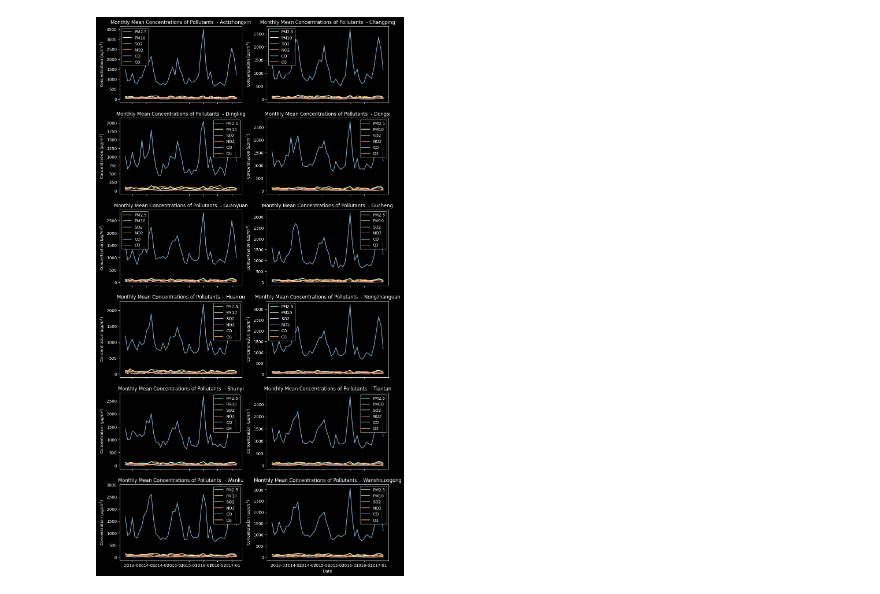
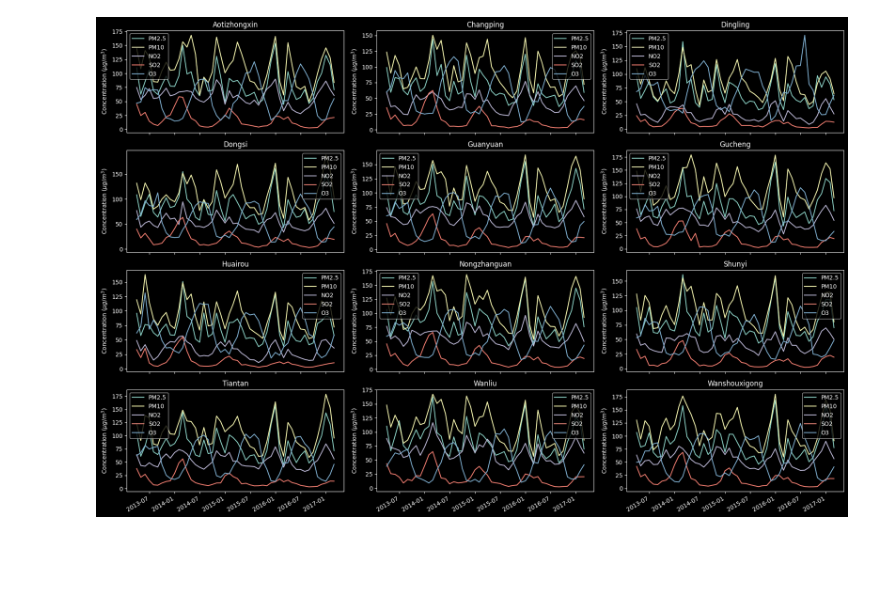
Before and after one commit to justinwhare/Air-Quality-Forecasting, a Jupyter notebook: EDA.ipynb, the cells around one changed output. Cells and saved outputs as stored; diff of their text form; code cells hidden in the pictures; blank space fills up the shorter version.

```diff
--- a/EDA.ipynb
+++ b/EDA.ipynb
@@ -107,7 +97,7 @@ monthly_mean_pollutant_conc(df)
-# %%
-monthly_mean_pollutant_conc(df_interp)
-# %% [output]
-[figure, removed]
+# %%
+monthly_mean_pollutant_conc(pollutants = ['PM2.5', 'PM10', 'NO2', 'SO2', 'O3'])
+# %% [output]
+[figure, added]
 # %%
 corr_matrix = df[df.select_dtypes(include='float64').columns].corr()
 mask = np.triu(np.ones_like(corr_matrix, dtype=bool))
```
Also changed, not shown: parts of 16 cells of this notebook.
